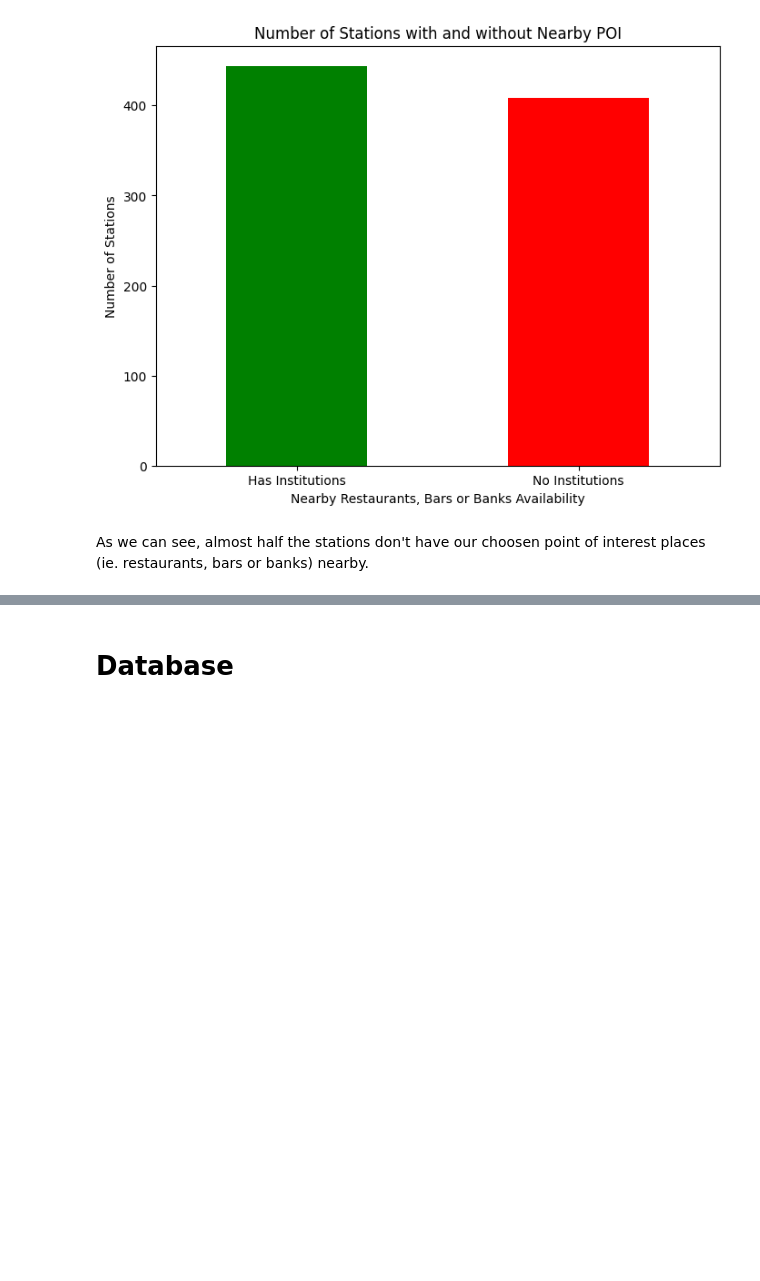
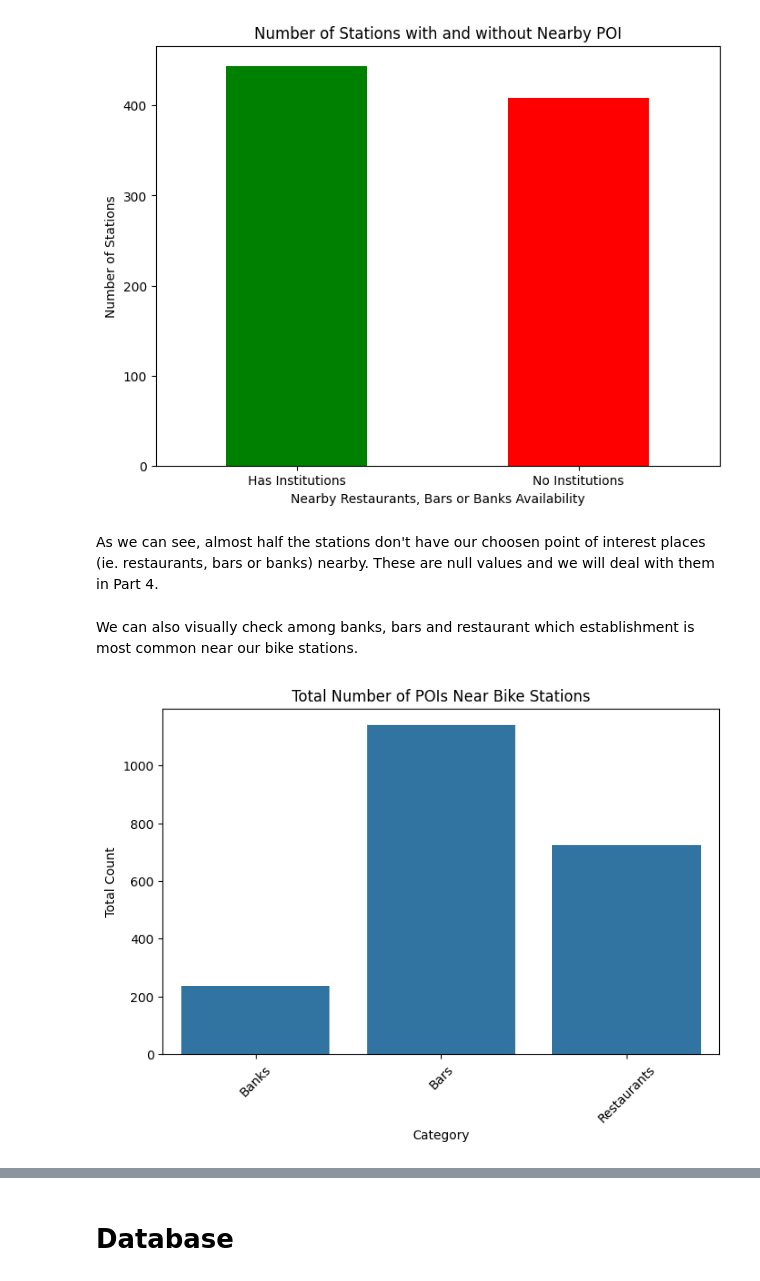
Before and after one commit to tashrifmahmud/Statistical-Modelling-Project, a Jupyter notebook: notebooks/joining_data.ipynb, the cells around one changed output, grey strips where cells are left out. Drawn from its saved outputs; the diff is of its cells as text; code cells hidden in the pictures; blank space fills up the shorter version.

```diff
--- a/notebooks/joining_data.ipynb
+++ b/notebooks/joining_data.ipynb
@@ -146,4 +160,23 @@ plt.show()
 # %% [output]
 [figure]
 # %% [markdown]
-As we can see, almost half the stations don't have our choosen point of interest places (ie. restaurants, bars or banks) nearby.
+As we can see, almost half the stations don't have our choosen point of interest places (ie. restaurants, bars or banks) nearby. These are null values and we will deal with them in Part 4.
+# %% [markdown]
+We can also visually check among banks, bars and restaurant which establishment is most common near our bike stations.
+# %%
+category_counts = pd.DataFrame({
+    'Category': ['Banks', 'Bars', 'Restaurants'],
+    'Count': [df_combined['bank_count'].sum(),
+              df_combined['bar_count'].sum(),
+              df_combined['restaurant_count'].sum()]
+})
+# %%
+plt.figure(figsize=(8, 5))
+sns.barplot(x='Category', y='Count', data=category_counts)
+plt.title('Total Number of POIs Near Bike Stations')
+plt.xlabel('Category')
+plt.ylabel('Total Count')
+plt.xticks(rotation=45)
+plt.show()
+# %% [output]
+[figure, added]
```
Also changed, not shown: parts of 12 cells of this notebook, 5 other files.
